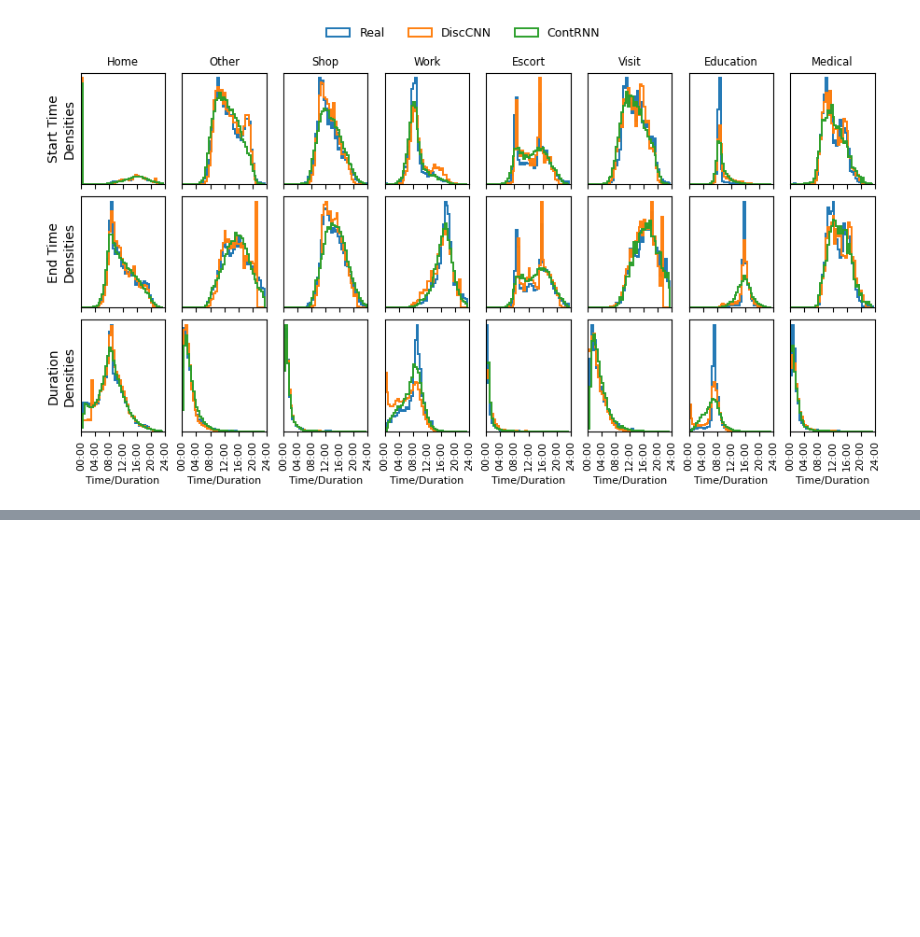
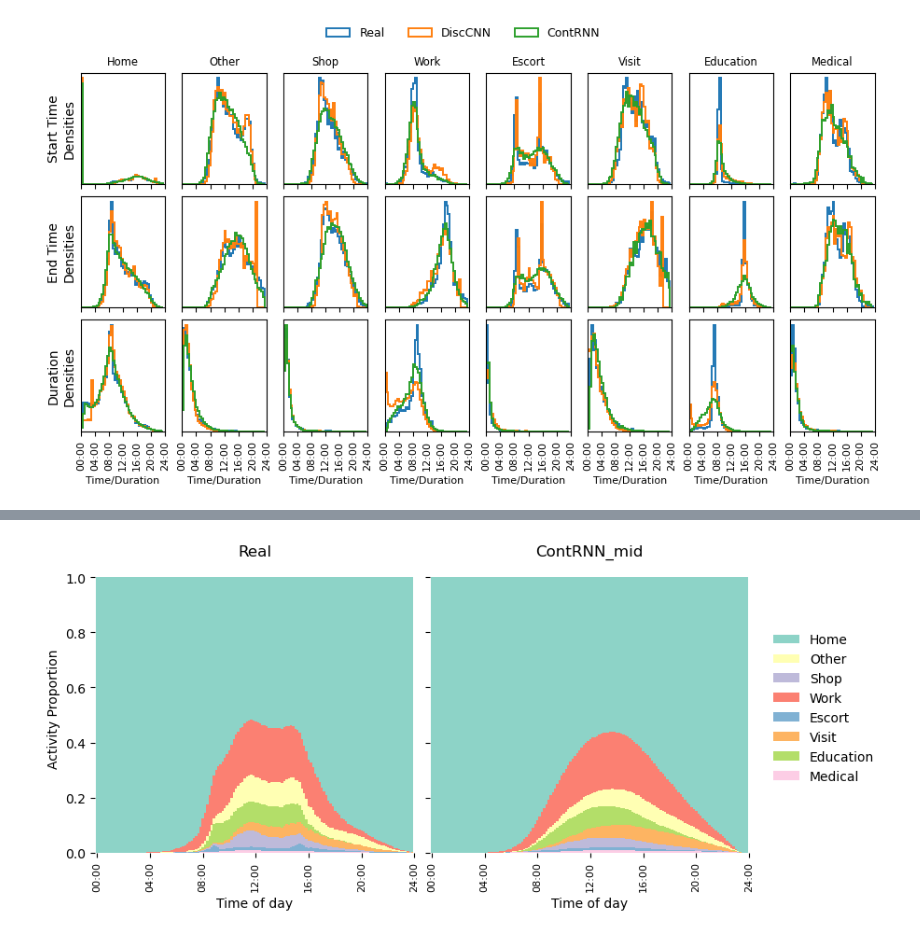
Before and after one commit to big-ucl/caveat, a Jupyter notebook: analysis/vae_paper.ipynb, the cells around one changed output, grey strips where cells are left out. Saved outputs shown, nothing was run; the diff lists cells and outputs as text; code cells hidden in the pictures; blank space fills up the shorter version.

```diff
--- a/analysis/vae_paper.ipynb
+++ b/analysis/vae_paper.ipynb
@@ -675,0 +741,18 @@ for n, p in batch_paths.items():
+# %%
+# COVID SCENARIO
+covid_scenario_paths = {
+    # "ContRNN": Path("../logs/vae_paper/ContRNN"),
+    # "ContRNN_frozen": Path("../logs/vae_paper/ContRNN_Covid_frozen"),
+    # "ContRNN_unfrozen": Path("../logs/vae_paper/ContRNN_Covid_retuned"),
+    "ContRNN_mid": Path("../logs/vae_paper/ContRNN_Covid_retuned")
+}
+covid_target_schedules = pd.read_csv("../tmp/nts_schedules_2020.csv")
+acts = list(target_schedules.act.value_counts(ascending=False).index)
+class_map = {n: i for i, n in enumerate(acts)}
+
+covid_scenario = {
+    n: pd.read_csv(next(best_quality(p, 0))[1] / "synthetic_schedules.csv")
+    for n, p in covid_scenario_paths.items()
+}
+
+covid_target_schedules.pid.nunique()
@@ -675,0 +811,11 @@ for n, p in batch_paths.items():
+# %%
+fig = frequency_plots(
+    covid_target_schedules,
+    covid_scenario,
+    color=cmap,
+    figsize=(9, 4),
+    observed_title="Real",
+    interval=240,
+)
+# %% [output]
+[figure, added]
```
Also changed, not shown: parts of 17 cells of this notebook, 9 other files.
